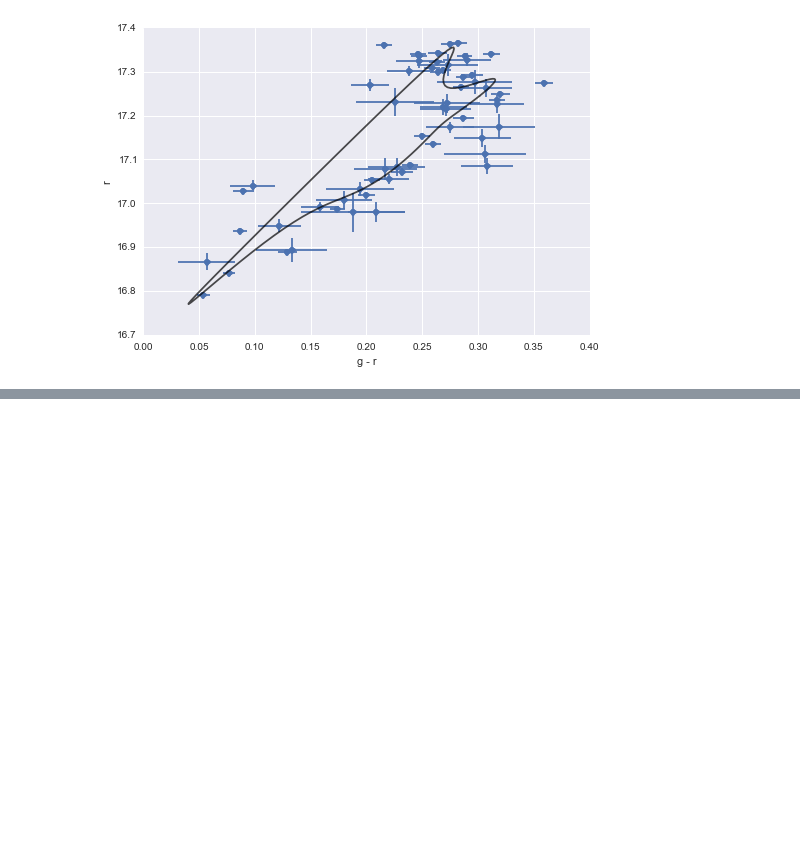
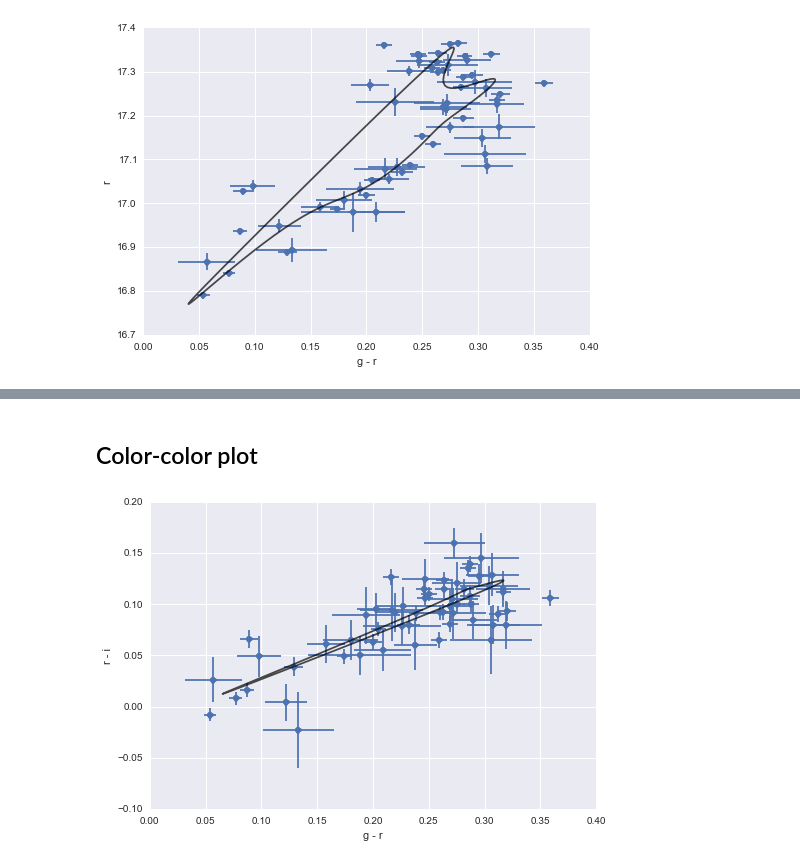
Before and after one commit to jakevdp/multiband_LS, a Jupyter notebook: MultibandLombScargleExample.ipynb, the cells around one changed output, grey strips where cells are left out. Saved outputs shown, nothing was run; the diff lists cells and outputs as text; code cells hidden in the pictures; blank space fills up the shorter version.

```diff
--- a/MultibandLombScargleExample.ipynb
+++ b/MultibandLombScargleExample.ipynb
@@ -101,0 +148,12 @@ plt.xlabel('g - r'); plt.ylabel('r');
+# %% [markdown]
+## Color-color plot
+# %%
+plt.errorbar(y[filts == 'g'] - y[filts == 'r'],
+             y[filts == 'r'] - y[filts == 'i'],
+             xerr=np.sqrt(dy[filts == 'g'] ** 2 + dy[filts == 'r'] ** 2),
+             yerr=np.sqrt(dy[filts == 'r'] ** 2 + dy[filts == 'i'] ** 2),
+             fmt='o')
+plt.plot(yfits[:, 1] - yfits[:, 2], yfits[:, 2] - yfits[:, 3], '-k', alpha=0.7)
+plt.xlabel('g - r'); plt.ylabel('r - i');
+# %% [output]
+[figure, added]
```
Also changed, not shown: parts of 6 cells of this notebook, 2 other files.
